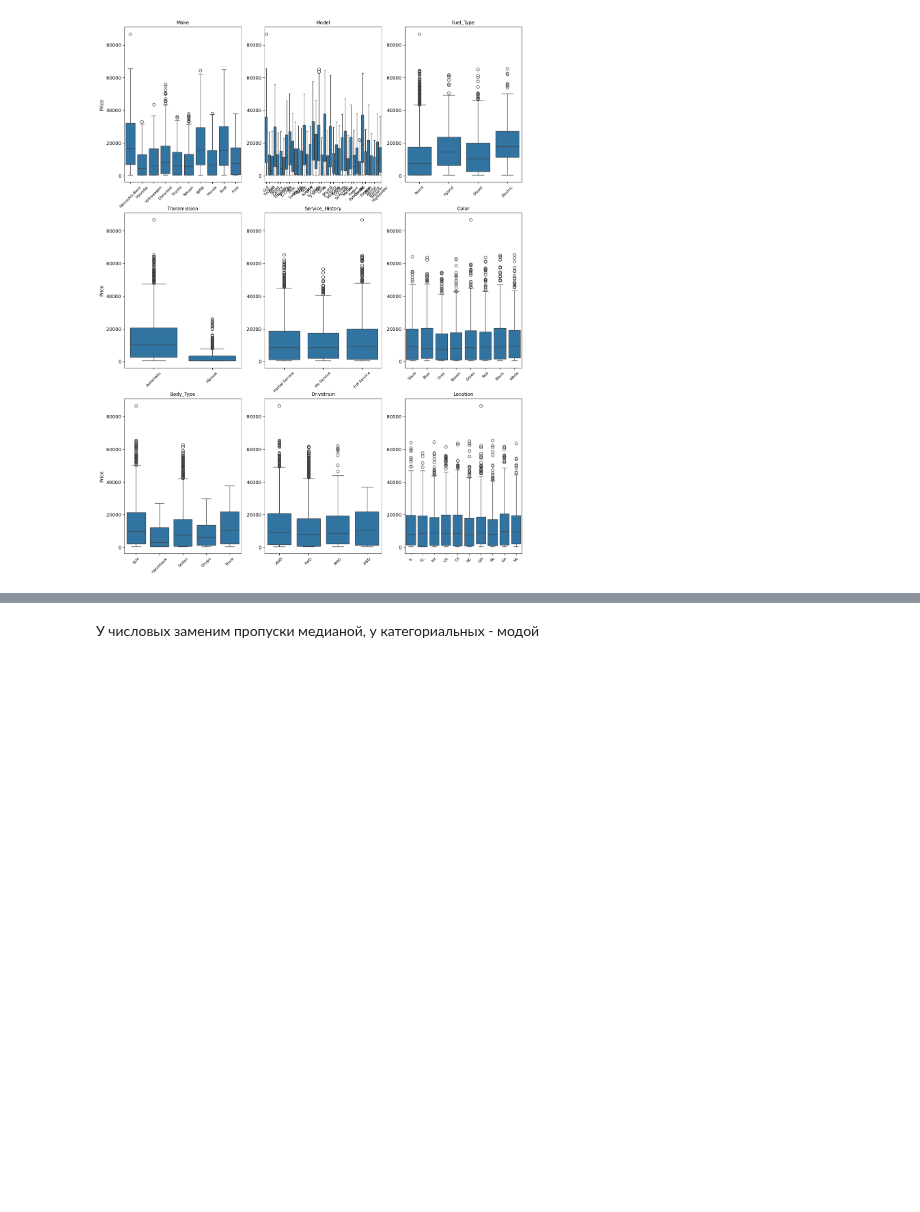
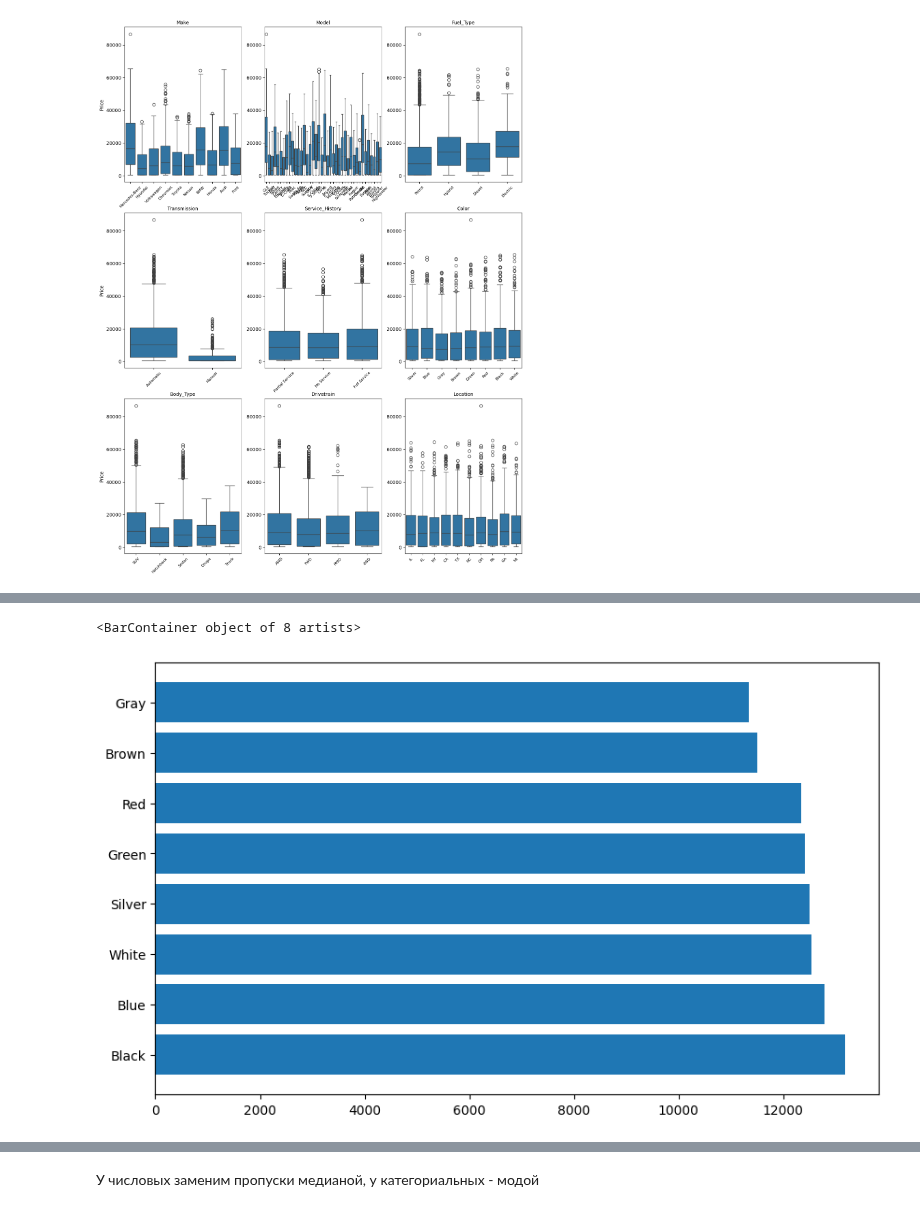
Before and after one commit to kataamb/notebooks_data_analysis, a Jupyter notebook: kaggle_automobile_prices/kaggle_automobile_dataset_analysis.ipynb, the cells around one changed output, grey strips where cells are left out. Saved outputs shown, nothing was run; the diff lists cells and outputs as text; code cells hidden in the pictures; blank space fills up the shorter version.

```diff
--- a/kaggle_automobile_prices/kaggle_automobile_dataset_analysis.ipynb
+++ b/kaggle_automobile_prices/kaggle_automobile_dataset_analysis.ipynb
@@ -236,0 +266,8 @@ location_data = df[['Location', 'Selling_Price']]
+# %%
+
+color_categories = df.groupby('Color')['Selling_Price'].mean().sort_values(ascending=False)
+plt.figure(figsize=(10, 6))
+plt.barh(color_categories.index, color_categories.values)
+# %% [output]
+<BarContainer object of 8 artists>
+[figure, added]
```
Also changed, not shown: parts of 98 cells of this notebook.
